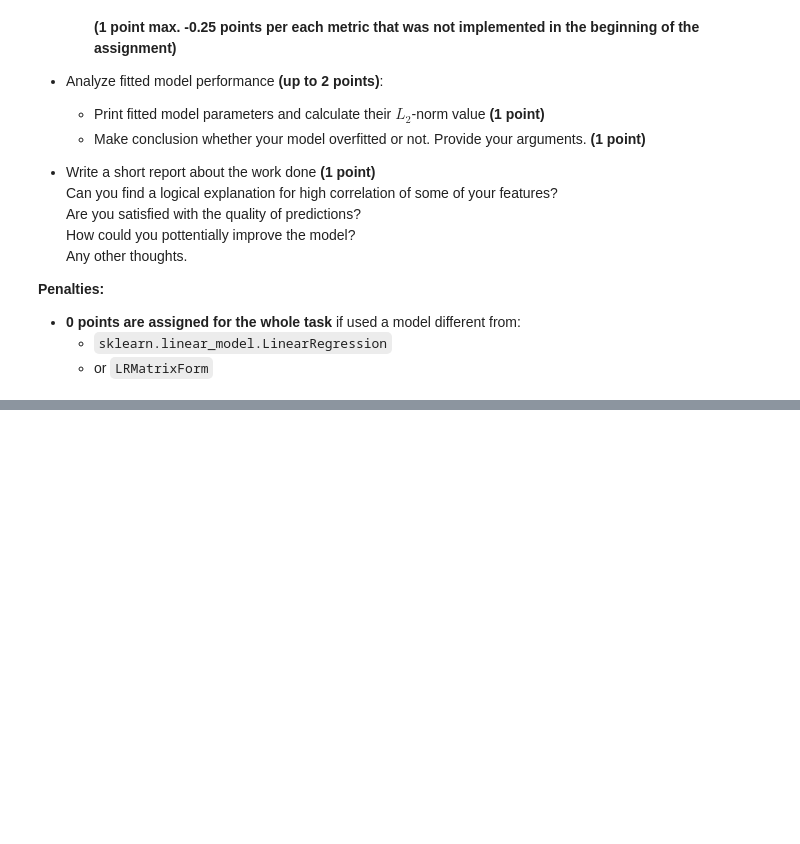
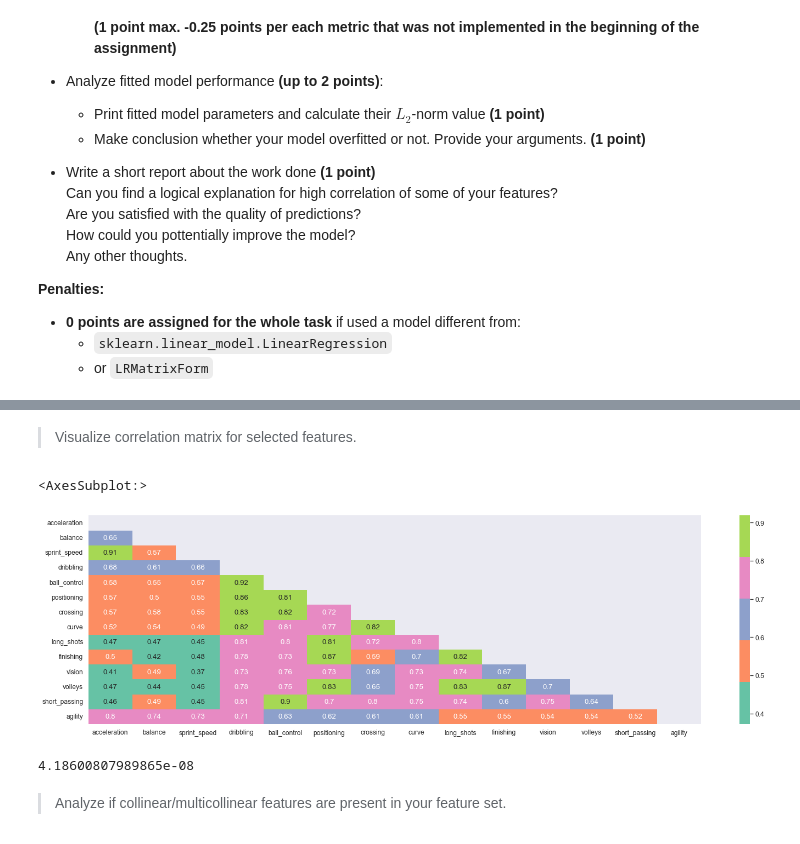
Before and after one commit to kastrubait/ml-intro-2022Q1, a Jupyter notebook: task-3_linear_regression.ipynb, the cells around one changed output, grey strips where cells are left out. Drawn from its saved outputs; the diff is of its cells as text; code cells hidden in the pictures; blank space fills up the shorter version.

```diff
--- a/task-3_linear_regression.ipynb
+++ b/task-3_linear_regression.ipynb
@@ -1689,0 +1717,3 @@ Steps you need to follow:
+# %%
+target = 'agility'
+df.corr()[target]
@@ -1689,0 +1740,3 @@ Steps you need to follow:
+# %%
+correlation_matrix = df.corr()
+correlation_matrix
@@ -1689,0 +1763,5 @@ Steps you need to follow:
+# %%
+corr_matrix_agility = correlation_matrix[['agility']]
+corr_matrix_agility_sorted = corr_matrix_agility.sort_values(by=['agility'], ascending=False)
+corr_matrix_agility_sorted = corr_matrix_agility_sorted.drop('agility')
+corr_matrix_agility_sorted
@@ -1689,0 +1794,5 @@ Steps you need to follow:
+# %%
+features = list(corr_matrix_agility_sorted.head(13).index)
+
+cols = features + [target]
+cols
@@ -1689,0 +1851,17 @@ Steps you need to follow:
+# %% [markdown]
+> Visualize correlation matrix for selected features.
+# %%
+corr_matrix = DF_TRAIN[cols].corr()
+
+plt.figure(figsize=(25, 7))
+matrix = np.triu(corr_matrix)
+sns.heatmap(corr_matrix, center=0.81, cmap=plt.cm.Set2, annot=True, mask=matrix)
+# %% [output]
+<AxesSubplot:>
+[figure, added]
+# %%
+np.linalg.det(df[features].corr(method='pearson'))
+# %% [output]
+4.18600807989865e-08
+# %% [markdown]
+> Analyze if collinear/multicollinear features are present in your feature set.
```
Also changed, not shown: parts of 68 cells of this notebook.
